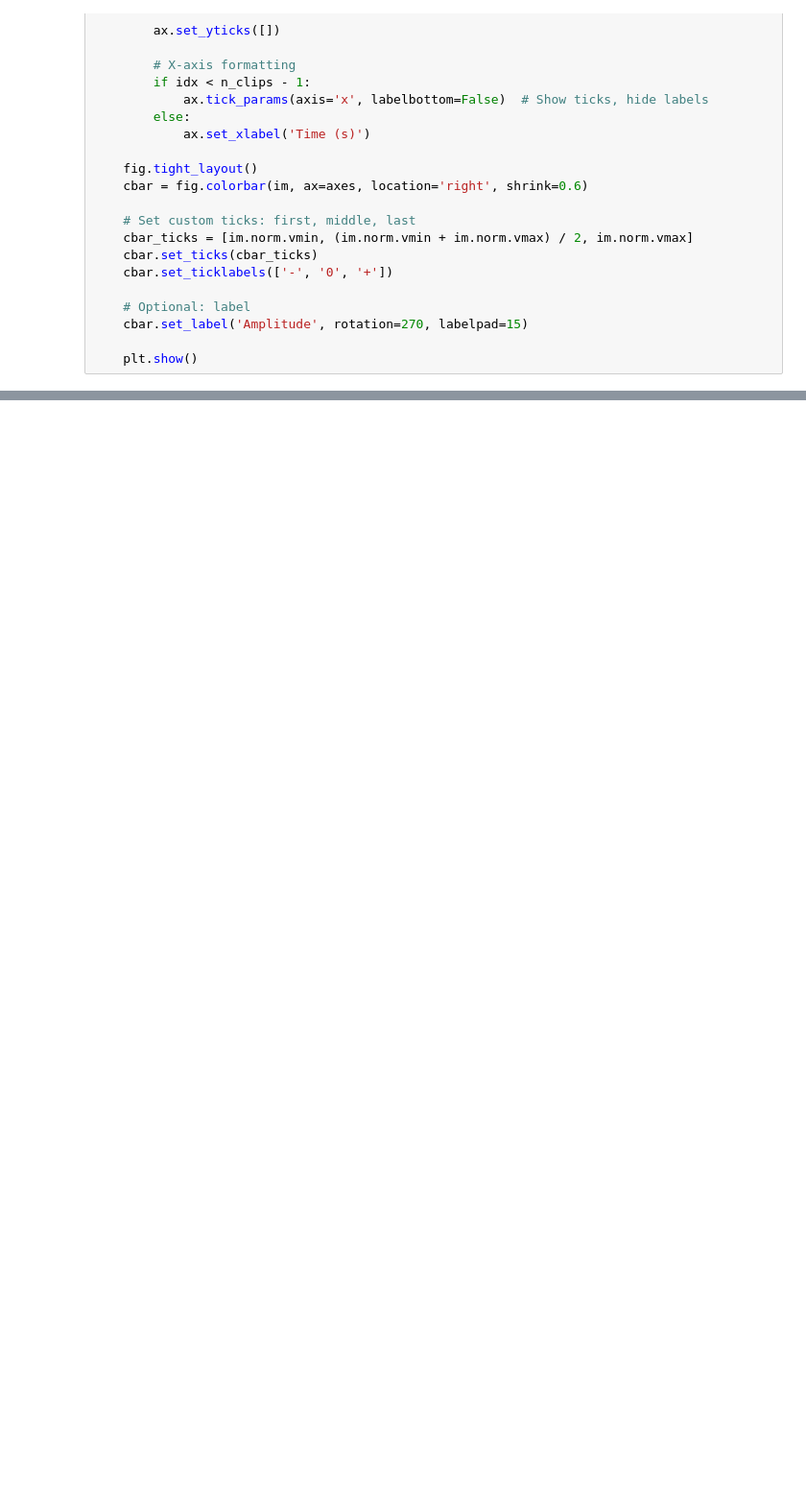
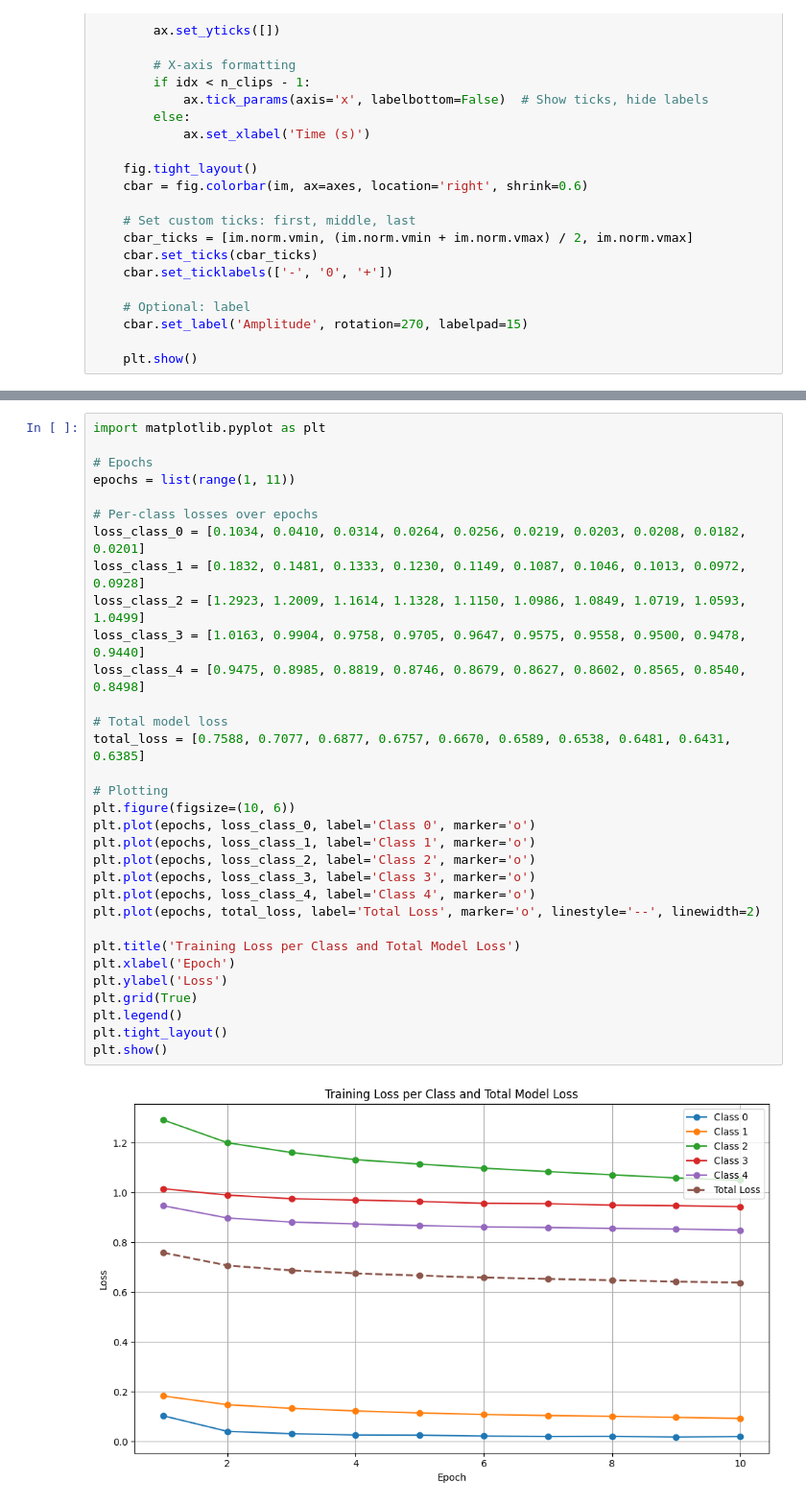
Before and after one commit to connorlyon10/MScProject, a Jupyter notebook: notebooks/test.ipynb, the cells around one changed output, grey strips where cells are left out. Shown at 96% size. Drawn from its saved outputs; the diff is of its cells as text; blank space fills up the shorter version.

```diff
--- a/notebooks/test.ipynb
+++ b/notebooks/test.ipynb
@@ -88,0 +89,34 @@ NameError: name 'plot_spectrograms_from_paths' is not defined
+# %%
+import matplotlib.pyplot as plt
+
+# Epochs
+epochs = list(range(1, 11))
+
+# Per-class losses over epochs
+loss_class_0 = [0.1034, 0.0410, 0.0314, 0.0264, 0.0256, 0.0219, 0.0203, 0.0208, 0.0182, 0.0201]
+loss_class_1 = [0.1832, 0.1481, 0.1333, 0.1230, 0.1149, 0.1087, 0.1046, 0.1013, 0.0972, 0.0928]
+loss_class_2 = [1.2923, 1.2009, 1.1614, 1.1328, 1.1150, 1.0986, 1.0849, 1.0719, 1.0593, 1.0499]
+loss_class_3 = [1.0163, 0.9904, 0.9758, 0.9705, 0.9647, 0.9575, 0.9558, 0.9500, 0.9478, 0.9440]
+loss_class_4 = [0.9475, 0.8985, 0.8819, 0.8746, 0.8679, 0.8627, 0.8602, 0.8565, 0.8540, 0.8498]
+
+# Total model loss
+total_loss = [0.7588, 0.7077, 0.6877, 0.6757, 0.6670, 0.6589, 0.6538, 0.6481, 0.6431, 0.6385]
+
+# Plotting
+plt.figure(figsize=(10, 6))
+plt.plot(epochs, loss_class_0, label='Class 0', marker='o')
+plt.plot(epochs, loss_class_1, label='Class 1', marker='o')
+plt.plot(epochs, loss_class_2, label='Class 2', marker='o')
+plt.plot(epochs, loss_class_3, label='Class 3', marker='o')
+plt.plot(epochs, loss_class_4, label='Class 4', marker='o')
+plt.plot(epochs, total_loss, label='Total Loss', marker='o', linestyle='--', linewidth=2)
+
+plt.title('Training Loss per Class and Total Model Loss')
+plt.xlabel('Epoch')
+plt.ylabel('Loss')
+plt.grid(True)
+plt.legend()
+plt.tight_layout()
+plt.show()
+# %% [output]
+[figure, added]
```
Also changed, not shown: parts of 2 cells of this notebook, 11 other files.
